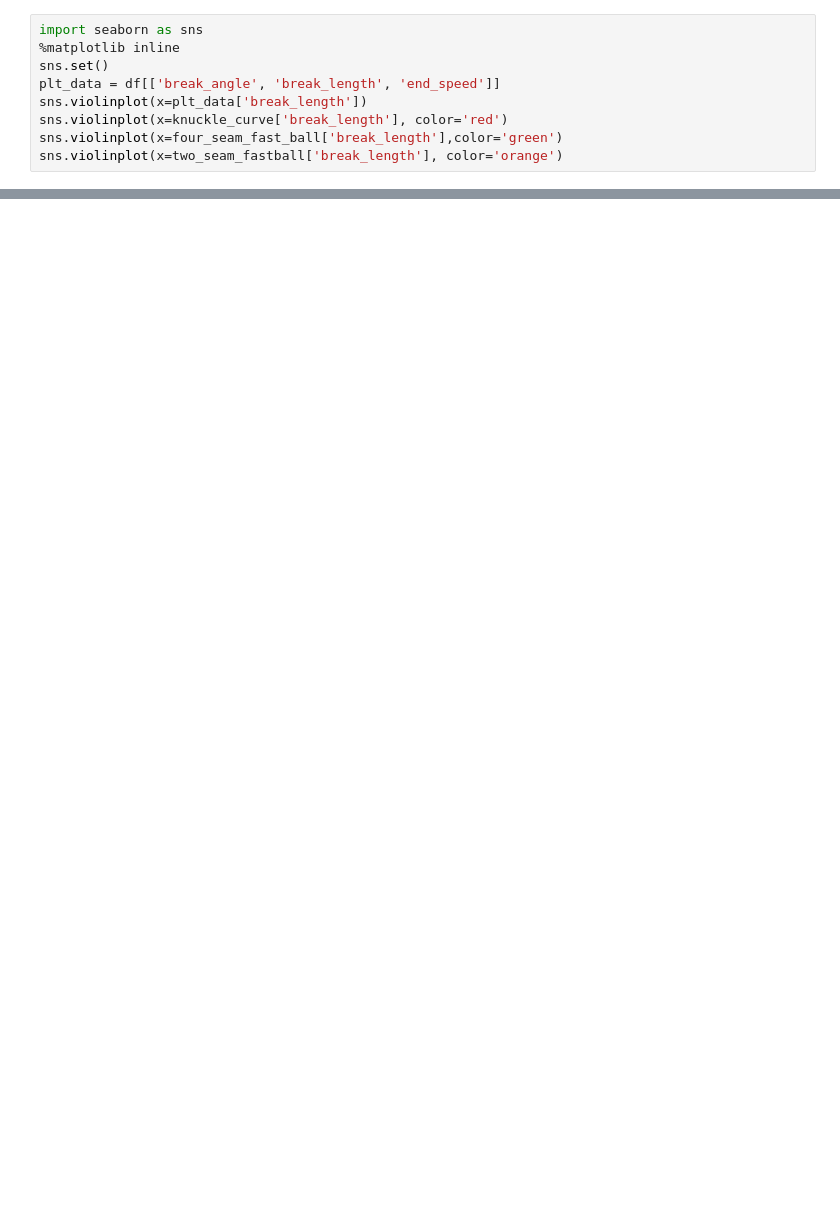
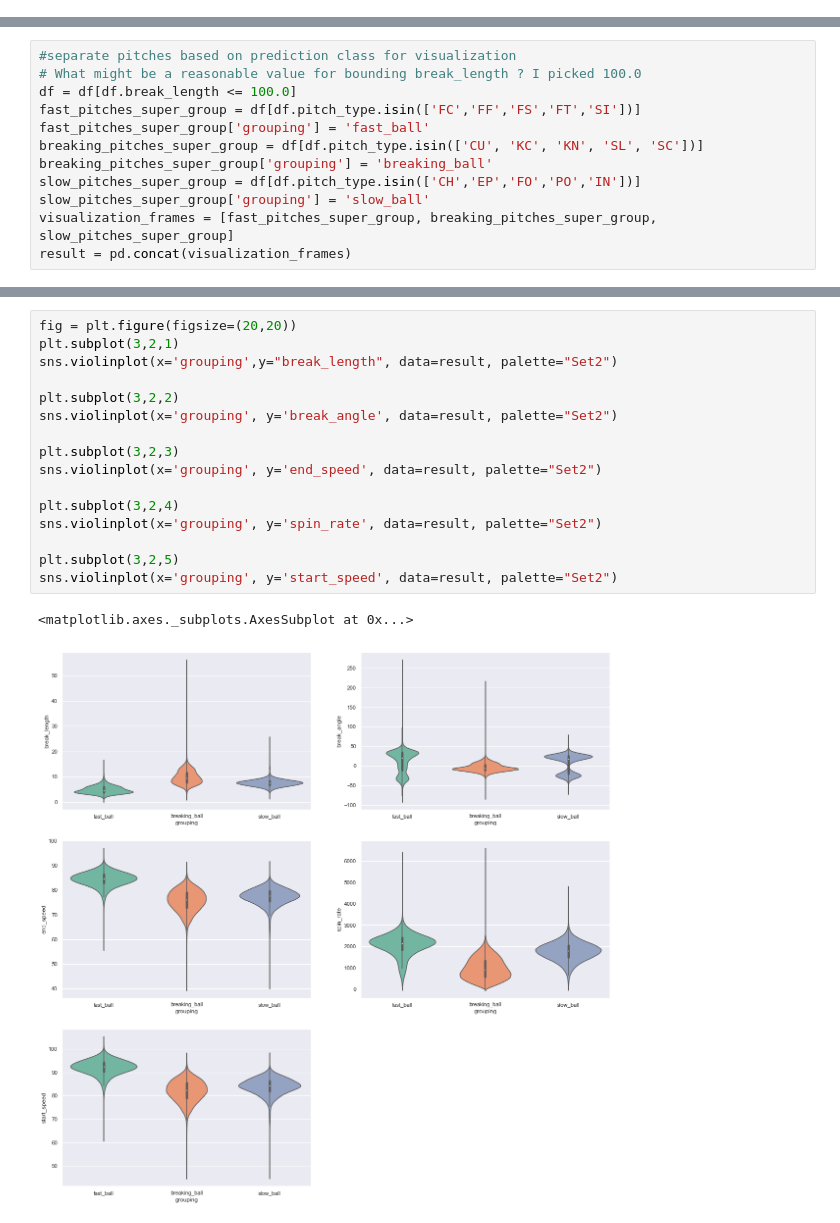
Before and after one commit to rasimon22/CSE7324, a Jupyter notebook: Lab1/PitchStats.ipynb, the cells around one changed output, grey strips where cells are left out. Saved outputs shown, nothing was run; the diff lists cells and outputs as text; blank space fills up the shorter version.

Commit message:
changed visualizations, added business case

```diff
--- a/Lab1/PitchStats.ipynb
+++ b/Lab1/PitchStats.ipynb
@@ -101,9 +59,0 @@ slider = df[df.pitch_type == 'SL']
-# %%
-import seaborn as sns
-%matplotlib inline
-sns.set()
-plt_data = df[['break_angle', 'break_length', 'end_speed']]
-sns.violinplot(x=plt_data['break_length'])
-sns.violinplot(x=knuckle_curve['break_length'], color='red')
-sns.violinplot(x=four_seam_fast_ball['break_length'],color='green')
-sns.violinplot(x=two_seam_fastball['break_length'], color='orange')
@@ -112,0 +192,12 @@ sns.violinplot(x=two_seam_fastball['break_length'], color='orange')
+# %%
+#separate pitches based on prediction class for visualization
+# What might be a reasonable value for bounding break_length ? I picked 100.0
+df = df[df.break_length <= 100.0]
+fast_pitches_super_group = df[df.pitch_type.isin(['FC','FF','FS','FT','SI'])]
+fast_pitches_super_group['grouping'] = 'fast_ball'
+breaking_pitches_super_group = df[df.pitch_type.isin(['CU', 'KC', 'KN', 'SL', 'SC'])]
+breaking_pitches_super_group['grouping'] = 'breaking_ball'
+slow_pitches_super_group = df[df.pitch_type.isin(['CH','EP','FO','PO','IN'])]
+slow_pitches_super_group['grouping'] = 'slow_ball'
+visualization_frames = [fast_pitches_super_group, breaking_pitches_super_group, slow_pitches_super_group]
+result = pd.concat(visualization_frames)
@@ -112,0 +295,19 @@ sns.violinplot(x=two_seam_fastball['break_length'], color='orange')
+# %%
+fig = plt.figure(figsize=(20,20))
+plt.subplot(3,2,1)
+sns.violinplot(x='grouping',y="break_length", data=result, palette="Set2")
+
+plt.subplot(3,2,2)
+sns.violinplot(x='grouping', y='break_angle', data=result, palette="Set2")
+
+plt.subplot(3,2,3)
+sns.violinplot(x='grouping', y='end_speed', data=result, palette="Set2")
+
+plt.subplot(3,2,4)
+sns.violinplot(x='grouping', y='spin_rate', data=result, palette="Set2")
+
+plt.subplot(3,2,5)
+sns.violinplot(x='grouping', y='start_speed', data=result, palette="Set2")
+# %% [output]
+<matplotlib.axes._subplots.AxesSubplot at 0x...>
+[figure, added]
```
Also changed, not shown: parts of 39 cells of this notebook.
